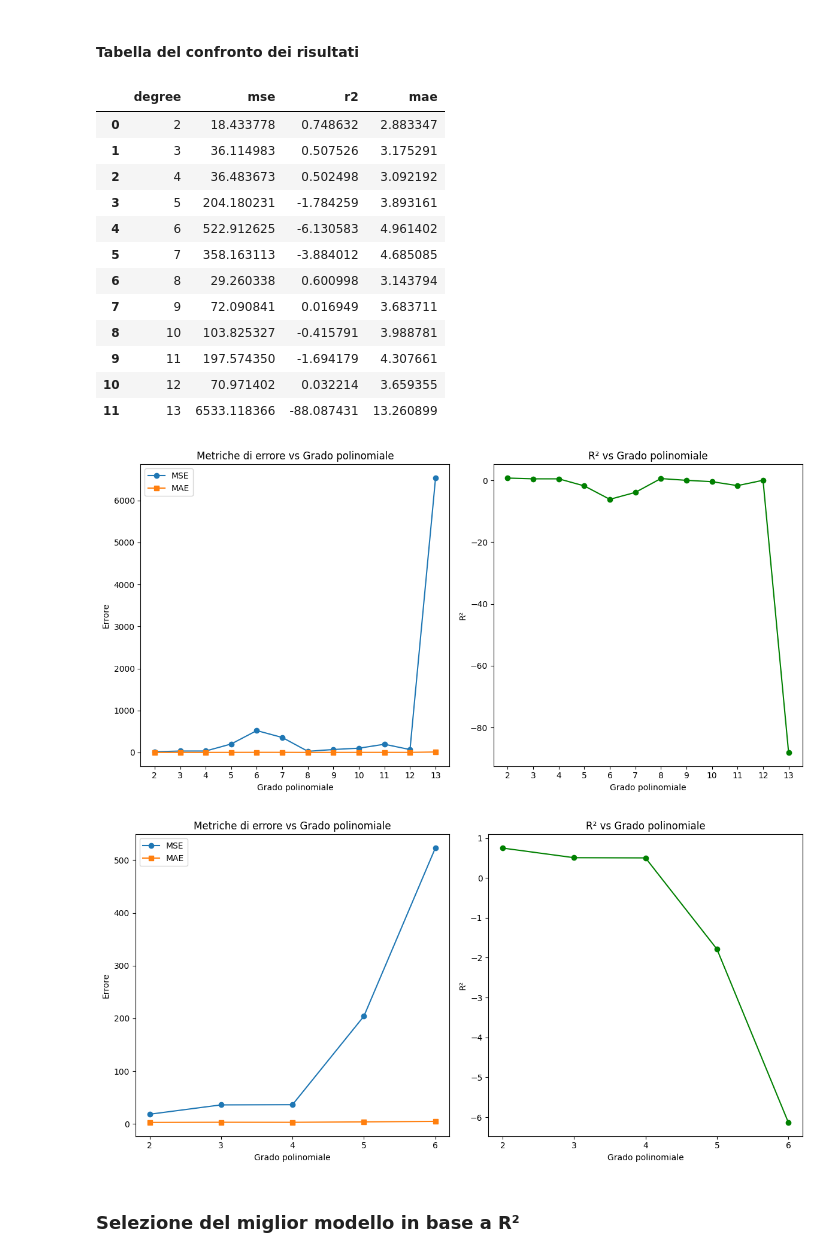
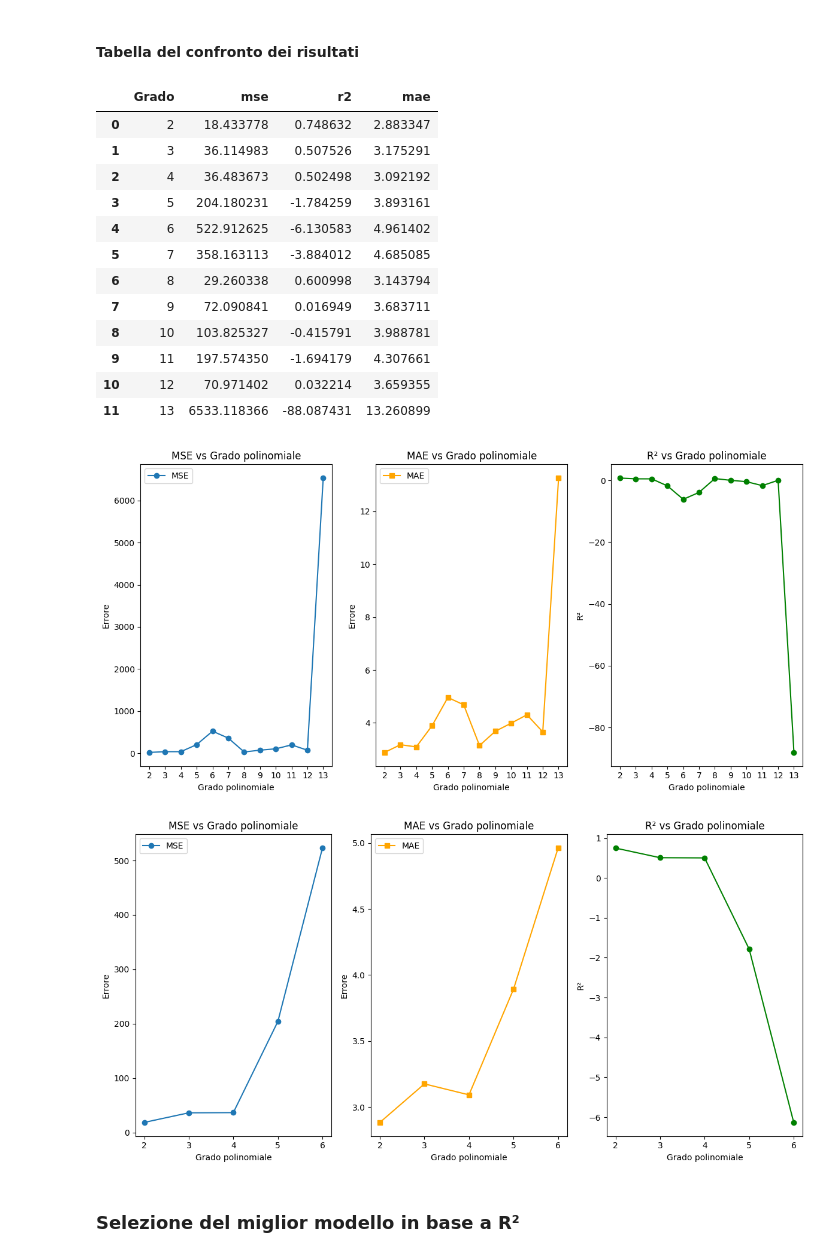
Before and after one commit to gianni20/Bostonshouse, a Jupyter notebook: Base.ipynb, the cells around one changed output. Cells and saved outputs as stored; diff of their text form; code cells hidden in the pictures.

```diff
--- a/Base.ipynb
+++ b/Base.ipynb
@@ -63,36 +62,34 @@ y = df['MEDV']
 
 X_train, X_test, y_train, y_test = train_test_split(X, y, test_size=0.2, random_state=42)
 
-# Preparazione per memorizzare i risultati
 degrees = range(2, 14)
 results = []
 predictions = []
 
-# Crea modelli per vari gradi
 plt.figure(figsize=(20, 15))
 for i, degree in enumerate(degrees):
-    # Crea e addestra il modello
+    # Creazione e addestramento del modello
     model = make_pipeline(PolynomialFeatures(degree), LinearRegression())
     model.fit(X_train, y_train)
     y_pred = model.predict(X_test)
 
-    # Salva le predizioni e i risultati
+    # Salva le predizioni e i risultati per dopo
     predictions.append(y_pred)
     mse = mean_squared_error(y_test, y_pred)
     r2 = r2_score(y_test, y_pred)
     mae = mean_absolute_error(y_test, y_pred)
-    results.append({'degree': degree, 'mse': mse, 'r2': r2, 'mae': mae})
+    results.append({'Grado': degree, 'mse': mse, 'r2': r2, 'mae': mae})
 
-    # Crea un subplot per questo grado
+    # Crea un subplot per ogni grado
     plt.subplot(3, 4, i+1)
     plt.scatter(y_test, y_pred, alpha=0.5)
     plt.plot([y.min(), y.max()], [y.min(), y.max()], 'k--', lw=2)
-    plt.xlabel('True Values')
-    plt.ylabel('Predictions')
-    plt.title(f'Degree {degree}: R² = {r2:.2f}, MSE = {mse:.2f}')
+    plt.xlabel('Valori reali')
+    plt.ylabel('Predizioni')
+    plt.title(f'Grado {degree}: R² = {r2:.2f}, MSE = {mse:.2f}')
 
 
-plt.suptitle('Confronto dei modelli polinomiali per diversi gradi', fontsize=16)
+plt.suptitle('Confronto dei modelli polinomiali per diversi gradi', fontsize=20)
 plt.tight_layout(rect=[0, 0, 1, 0.97])
 plt.show()
 # %% [output]
@@ -104,69 +101,84 @@ results_df = pd.DataFrame(results)
 display(results_df)
 plt.figure(figsize=(12, 6))
 
-# Subplot per MSE e MAE
-plt.subplot(1, 2, 1)
+# MSE
+plt.subplot(1, 3, 1)
 plt.plot(degrees, [r['mse'] for r in results], 'o-', label='MSE')
-plt.plot(degrees, [r['mae'] for r in results], 's-', label='MAE')
 plt.xlabel('Grado polinomiale')
 plt.ylabel('Errore')
 plt.legend()
-plt.title('Metriche di errore vs Grado polinomiale')
-plt.xticks(list(degrees))  # Imposta i tick dell'asse x esattamente sui gradi
+plt.title('MSE vs Grado polinomiale')
+plt.xticks(list(degrees))
 
-# Subplot per R²
-plt.subplot(1, 2, 2)
+# MAE
+plt.subplot(1, 3, 2)
+plt.plot(degrees, [r['mae'] for r in results], 's-', label='MAE', color='orange')
+plt.xlabel('Grado polinomiale')
+plt.ylabel('Errore')
+plt.legend()
+plt.title('MAE vs Grado polinomiale')
+plt.xticks(list(degrees))
+
+# R²
+plt.subplot(1, 3, 3)
 plt.plot(degrees, [r['r2'] for r in results], 'o-', color='green')
 plt.xlabel('Grado polinomiale')
 plt.ylabel('R²')
 plt.title('R² vs Grado polinomiale')
-plt.xticks(list(degrees))  # Imposta i tick dell'asse x esattamente sui gradi
+plt.xticks(list(degrees))
 
 plt.tight_layout()
 plt.show()
 
 
 plt.figure(figsize=(12, 6))
-
-# Range limitato
+# RANGE LIMITATO PER VISUALIZZARE MEGLIO
 limited_degrees = range(2, 7)
 
-# Subplot per MSE e MAE
-plt.subplot(1, 2, 1)
+# MSE
+plt.subplot(1, 3, 1)
 plt.plot(limited_degrees, [results[i-2]['mse'] for i in limited_degrees], 'o-', label='MSE')
-plt.plot(limited_degrees, [results[i-2]['mae'] for i in limited_degrees], 's-', label='MAE')
 plt.xlabel('Grado polinomiale')
 plt.ylabel('Errore')
 plt.legend()
-plt.title('Metriche di errore vs Grado polinomiale')
-plt.xticks(list(limited_degrees))  # Imposta i tick dell'asse x esattamente sui gradi
+plt.title('MSE vs Grado polinomiale')
+plt.xticks(list(limited_degrees))
 
-# Subplot per R²
-plt.subplot(1, 2, 2)
+# MAE
+plt.subplot(1, 3, 2)
+plt.plot(limited_degrees, [results[i-2]['mae'] for i in limited_degrees], 's-', label='MAE', color='orange')
+plt.xlabel('Grado polinomiale')
+plt.ylabel('Errore')
+plt.legend()
+plt.title('MAE vs Grado polinomiale')
+plt.xticks(list(limited_degrees))
+
+# R²
+plt.subplot(1, 3, 3)
 plt.plot(limited_degrees, [results[i-2]['r2'] for i in limited_degrees], 'o-', color='green')
 plt.xlabel('Grado polinomiale')
 plt.ylabel('R²')
 plt.title('R² vs Grado polinomiale')
-plt.xticks(list(limited_degrees))  # Imposta i tick dell'asse x esattamente sui gradi
+plt.xticks(list(limited_degrees))
 
 plt.tight_layout()
 plt.show()
 # %% [output]
-|  | degree | mse | r2 | mae |
+|  | Grado | mse | r2 | mae |
 | 0 | 2 | 18.433778 | 0.748632 | 2.883347 |
 | 1 | 3 | 36.114983 | 0.507526 | 3.175291 |
 | 2 | 4 | 36.483673 | 0.502498 | 3.092192 |
 | 3 | 5 | 204.180231 | -1.784259 | 3.893161 |
 | 4 | 6 | 522.912625 | -6.130583 | 4.961402 |
 | 5 | 7 | 358.163113 | -3.884012 | 4.685085 |
 | 6 | 8 | 29.260338 | 0.600998 | 3.143794 |
 | 7 | 9 | 72.090841 | 0.016949 | 3.683711 |
 | 8 | 10 | 103.825327 | -0.415791 | 3.988781 |
 | 9 | 11 | 197.574350 | -1.694179 | 4.307661 |
 | 10 | 12 | 70.971402 | 0.032214 | 3.659355 |
 | 11 | 13 | 6533.118366 | -88.087431 | 13.260899 |
-[figure, old version]
+[figure, new version]
-[figure, old version]
+[figure, new version]
 # %% [markdown]
 ### Selezione del miglior modello in base a R²
 # %%
```
Also changed, not shown: parts of 9 cells of this notebook, 11 other files.
